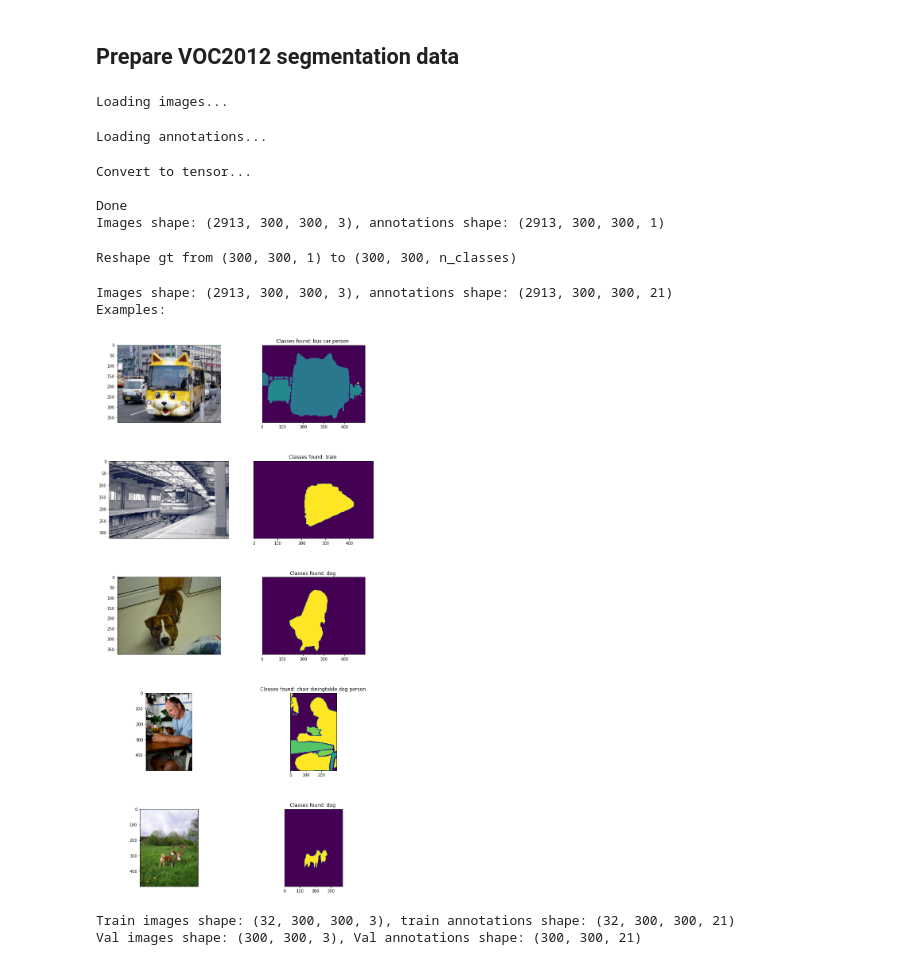
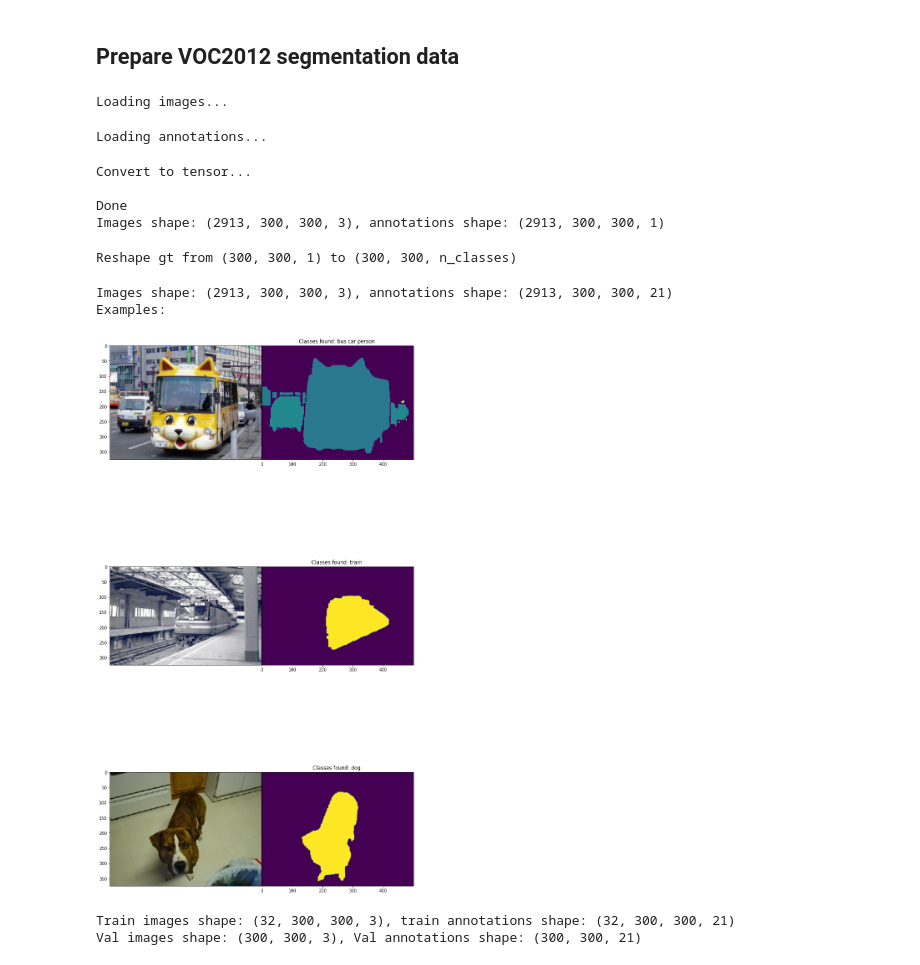
Before and after one commit to Apiquet/Segmentation, a Jupyter notebook: FCN8.ipynb, the cells around one changed output. Cells and saved outputs as stored; diff of their text form; code cells hidden in the pictures.

```diff
--- a/FCN8.ipynb
+++ b/FCN8.ipynb
@@ -125,16 +10,19 @@ manager = VOC2012Manager()
 # %%
-images, gt_annotations, filenames_png, original_shapes = manager.load_and_prepare_data(VOC2012_path="../data/VOCdevkit/", width_height=(300, 300,), n_samples_to_show=5)
+from data_management.VOC2012Manager import VOC2012Manager
+
+manager = VOC2012Manager()
+images, gt_annotations, filenames_png, original_shapes = manager.load_and_prepare_data(VOC2012_path="../data/VOCdevkit/", width_height=(300, 300,), n_samples_to_show=3)
 # %% [output]
 Loading images...
 Loading annotations...
 Convert to tensor...
 
 Done
 Images shape: (2913, 300, 300, 3), annotations shape: (2913, 300, 300, 1)
 Reshape gt from (300, 300, 1) to (300, 300, n_classes)
 Images shape: (2913, 300, 300, 3), annotations shape: (2913, 300, 300, 21)
 Examples:
-[figure, old version]
+[figure, new version]
 # %%
 train_ratio = 0.7
 batch_size = 32
```
Also changed, not shown: parts of 16 cells of this notebook.
